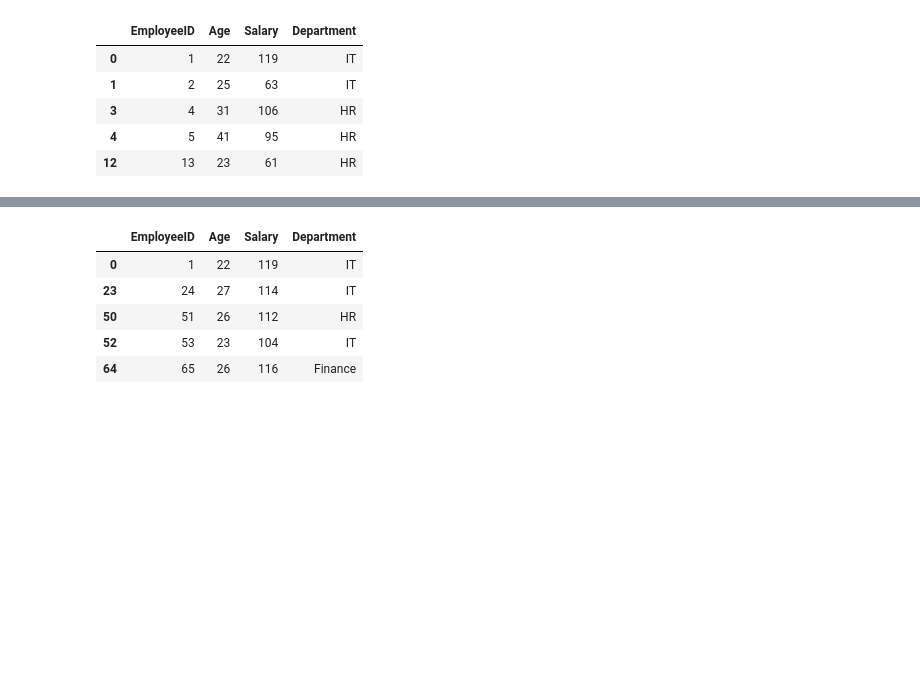
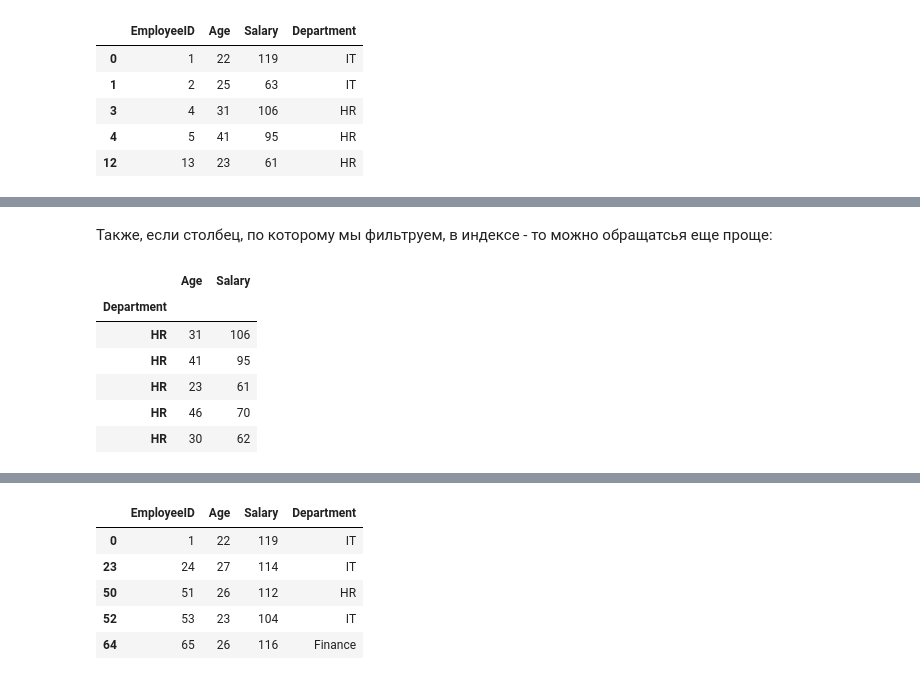
Before and after one commit to trutneva-k/basic_Python_methods, a Jupyter notebook: pandas_basic_methods.ipynb, the cells around one changed output, grey strips where cells are left out. Drawn from its saved outputs; the diff is of its cells as text; code cells hidden in the pictures; blank space fills up the shorter version.

```diff
--- a/pandas_basic_methods.ipynb
+++ b/pandas_basic_methods.ipynb
@@ -226,0 +240,15 @@ IT_and_HR.head()
+# %% [markdown]
+Также, если столбец, по которому мы фильтруем, в индексе  - то можно обращатсья еще проще:
+# %%
+# фильтрация с помощью loc по департаментам в индексах
+df_with_dep_index = df.set_index('Department')
+IT_and_HR_loc = df_with_dep_index.loc[['HR', 'IT']]
+IT_and_HR_loc.head()
+# %% [output]
+|  | Age | Salary |
+| Department |  |  |
+| HR | 31 | 106 |
+| HR | 41 | 95 |
+| HR | 23 | 61 |
+| HR | 46 | 70 |
+| HR | 30 | 62 |
```
Also changed, not shown: parts of 18 cells of this notebook.
